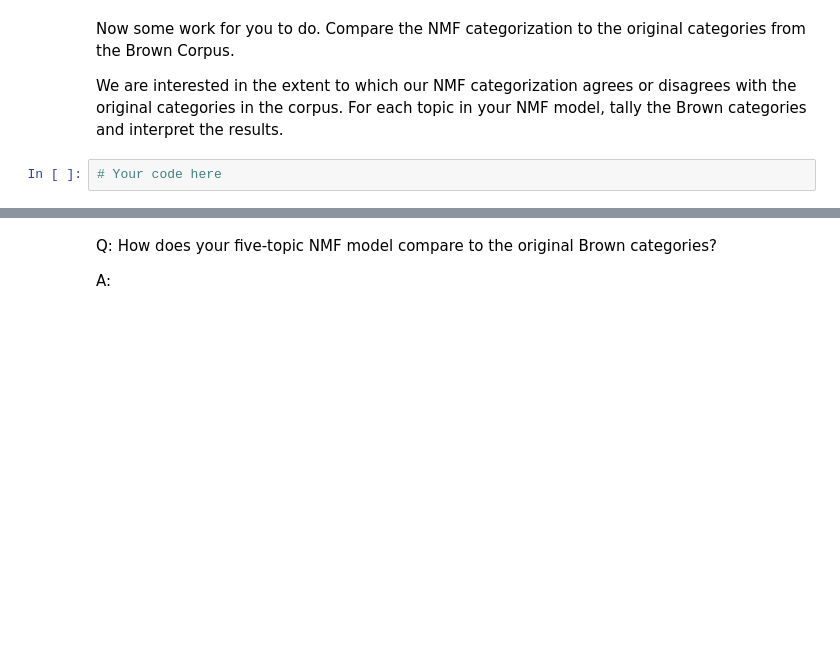
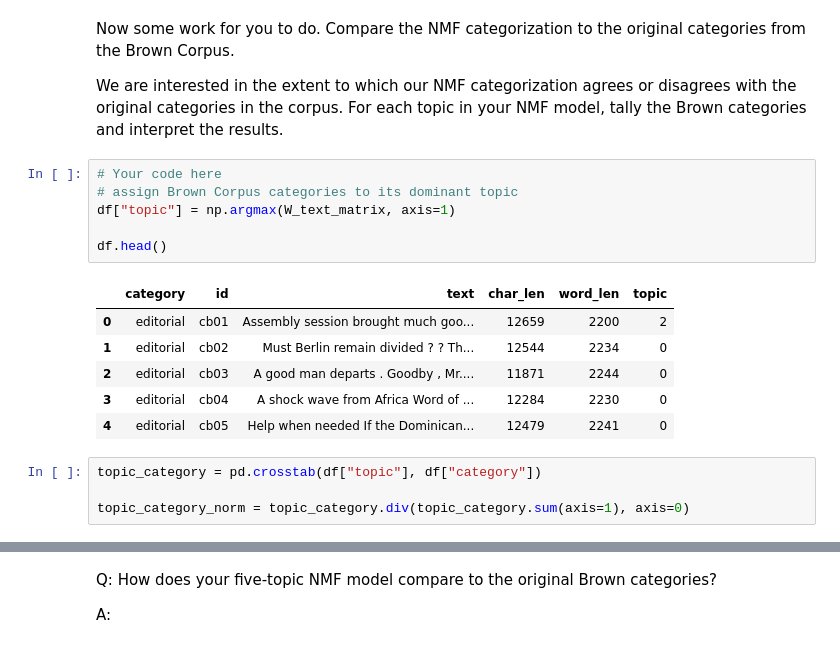
Before and after one commit to junclemente/ads509-assignments, a Jupyter notebook: wk5/Topic Modeling.ipynb, the cells around one changed output, grey strips where cells are left out. Cells and saved outputs as stored; diff of their text form; blank space fills up the shorter version.

```diff
--- a/wk5/Topic Modeling.ipynb
+++ b/wk5/Topic Modeling.ipynb
@@ -180,3 +178,18 @@ Now some work for you to do. Compare the NMF categorization to the original cate
 We are interested in the extent to which our NMF categorization agrees or disagrees with the original categories in the corpus. For each topic in your NMF model, tally the Brown categories and interpret the results.
 # %%
 # Your code here
+# assign Brown Corpus categories to its dominant topic
+df["topic"] = np.argmax(W_text_matrix, axis=1)
+
+df.head()
+# %% [output]
+|  | category | id | text | char_len | word_len | topic |
+| 0 | editorial | cb01 | Assembly session brought much goo... | 12659 | 2200 | 2 |
+| 1 | editorial | cb02 | Must Berlin remain divided ? ? Th... | 12544 | 2234 | 0 |
+| 2 | editorial | cb03 | A good man departs . Goodby , Mr.... | 11871 | 2244 | 0 |
+| 3 | editorial | cb04 | A shock wave from Africa Word of ... | 12284 | 2230 | 0 |
+| 4 | editorial | cb05 | Help when needed If the Dominican... | 12479 | 2241 | 0 |
+# %%
+topic_category = pd.crosstab(df["topic"], df["category"])
+
+topic_category_norm = topic_category.div(topic_category.sum(axis=1), axis=0)
```
Also changed, not shown: parts of 2 cells of this notebook.
